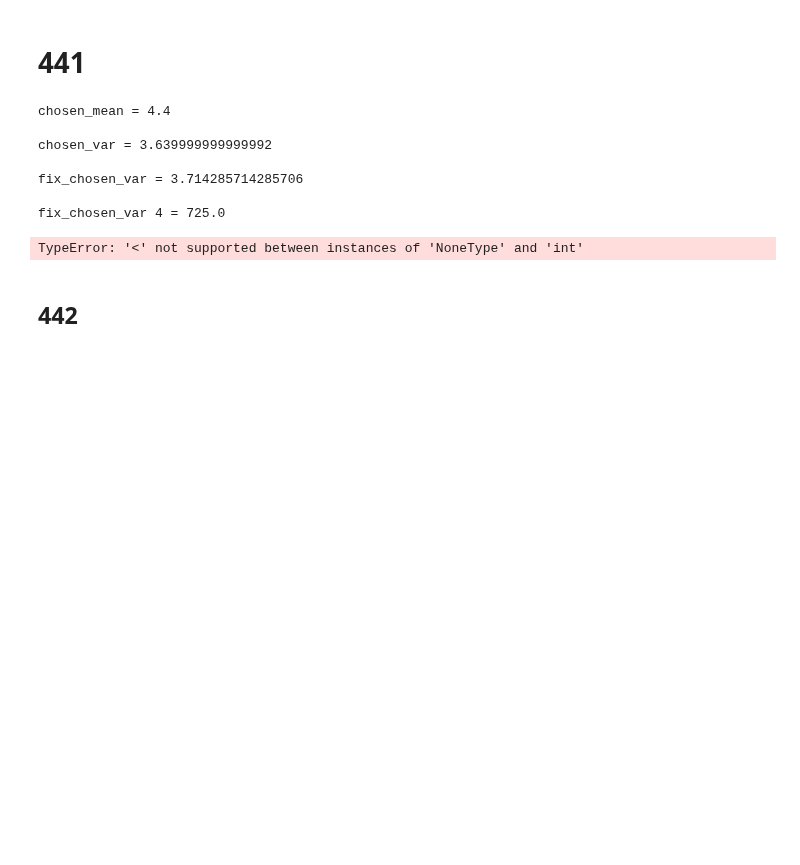
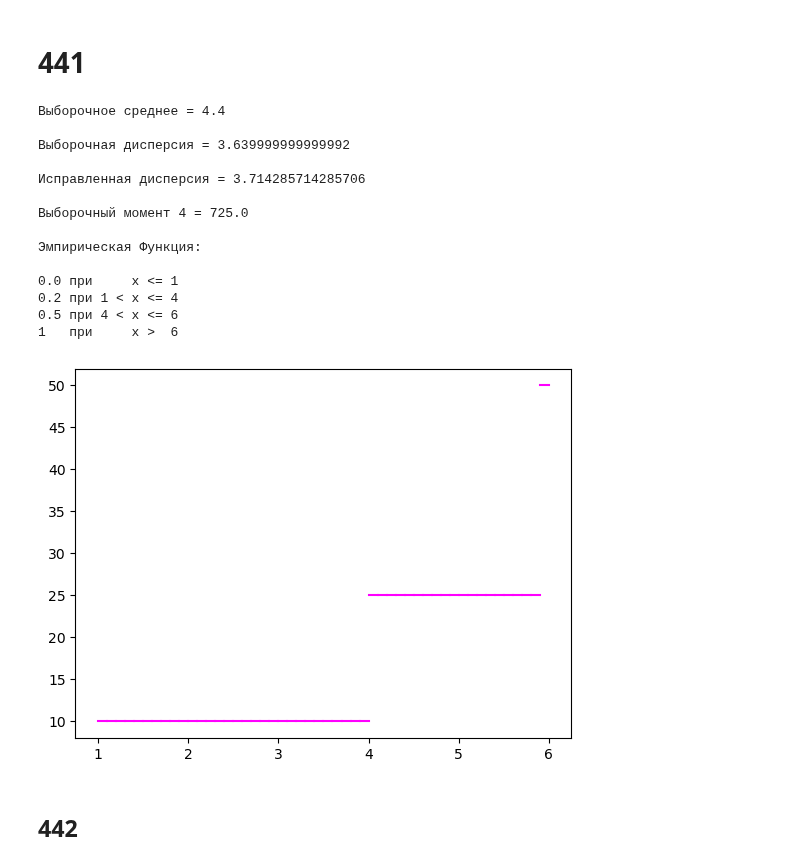
Before and after one commit to Ackrome/FU, a Jupyter notebook: Course_2/MS/sem 07.10.24.ipynb, the cells around one changed output. Drawn from its saved outputs; the diff is of its cells as text; code cells hidden in the pictures; blank space fills up the shorter version.

```diff
--- a/Course_2/MS/sem 07.10.24.ipynb
+++ b/Course_2/MS/sem 07.10.24.ipynb
@@ -59,17 +97,23 @@ class Seq:
 # %%
 seq = Seq([1,4,6],[10,15,25])
 
 seq.do_all_func(k=4)
-seq.find_func()(1)
 # %% [output]
-chosen_mean = 4.4
+Выборочное среднее = 4.4
 
-chosen_var = 3.639999999999992
+Выборочная дисперсия = 3.639999999999992
 
-fix_chosen_var = 3.714285714285706
+Исправленная дисперсия = 3.714285714285706
 
-fix_chosen_var 4 = 725.0
+Выборочный момент 4 = 725.0
+
+Эмпирическая Функция:
+
+0.0 при     x <= 1
+0.2 при 1 < x <= 4
+0.5 при 4 < x <= 6
+1   при     x >  6
-TypeError: '<' not supported between instances of 'NoneType' and 'int'
+[figure, added]
 # %% [markdown]
 ## 442
 # %% [markdown]
```
Also changed, not shown: parts of 3 cells of this notebook, 5 other files.
